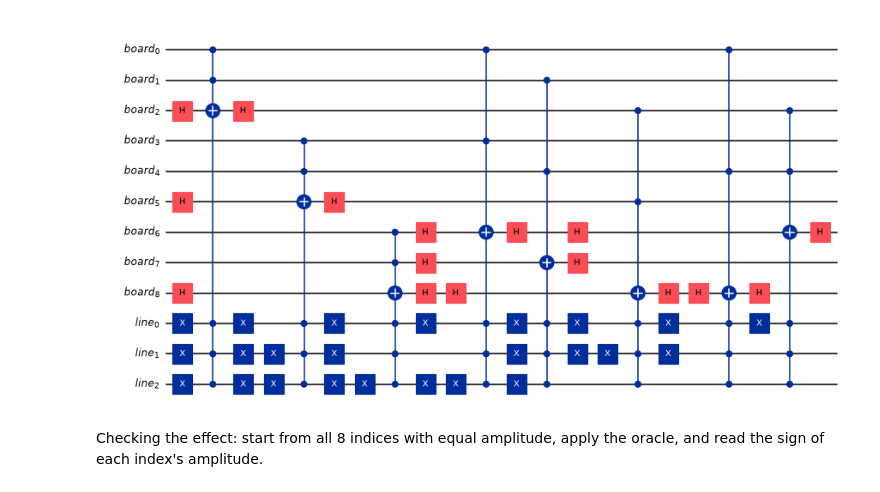
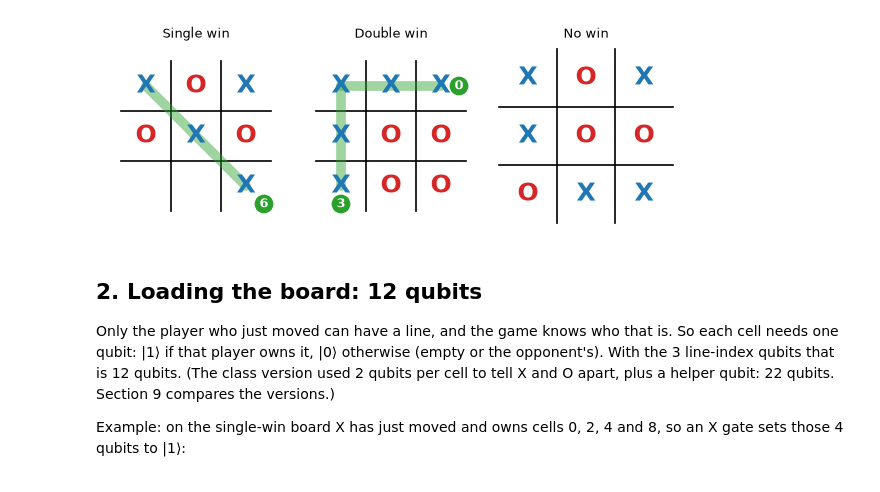
Before and after one commit to RyanPrax/Quantum-TicTacToe, a Jupyter notebook: notebooks/01_how_it_works.ipynb, the cells around one changed output. Saved outputs shown, nothing was run; the diff lists cells and outputs as text; code cells hidden in the pictures.

```diff
--- a/notebooks/01_how_it_works.ipynb
+++ b/notebooks/01_how_it_works.ipynb
@@ -131,11 +112,17 @@ drawing.
 # %%
-line_reg = QuantumRegister(3, "line")
-oracle = QuantumCircuit(board_reg, line_reg)
-player_oracle(oracle, board_reg, line_reg)
-oracle.draw("mpl", fold=40, scale=0.55)
+plots.show_boards({name: (board, classical_winning_lines(board, X)) for name, board in CASES.items()})
+plt.show()
 # %% [output]
-[figure, old version]
+[figure, new version]
 # %% [markdown]
-Checking the effect: start from all 8 indices with equal amplitude, apply the
-oracle, and read the sign of each index's amplitude.
+## 2. Loading the board: 12 qubits
+
+Only the player who just moved can have a line, and the game knows who that
+is. So each cell needs one qubit: |1⟩ if that player owns it, |0⟩ otherwise
+(empty or the opponent's). With the 3 line-index qubits that is 12 qubits.
+(The class version used 2 qubits per cell to tell X and O apart, plus a helper
+qubit: 22 qubits. Section 9 compares the versions.)
+
+Example: on the single-win board X has just moved and owns cells 0, 2, 4 and
+8, so an X gate sets those 4 qubits to |1⟩:
 # %%
```
Also changed, not shown: parts of 51 cells of this notebook, 6 other files.
